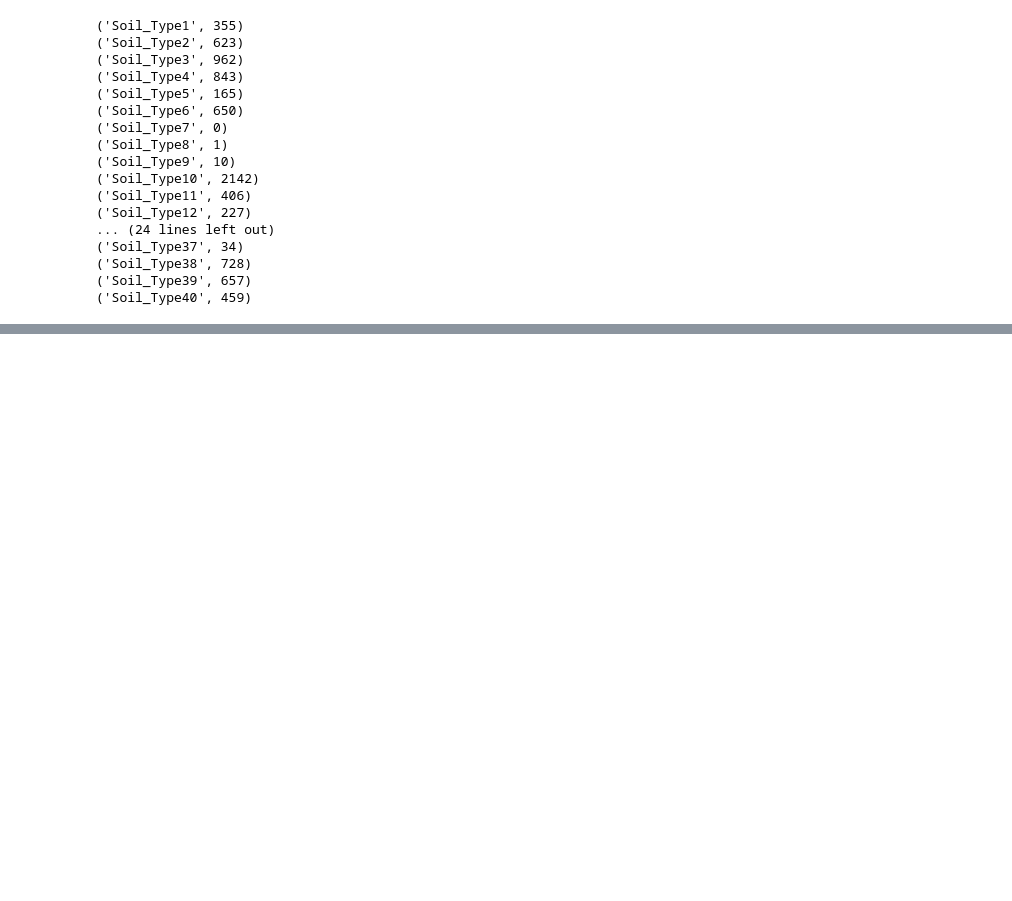
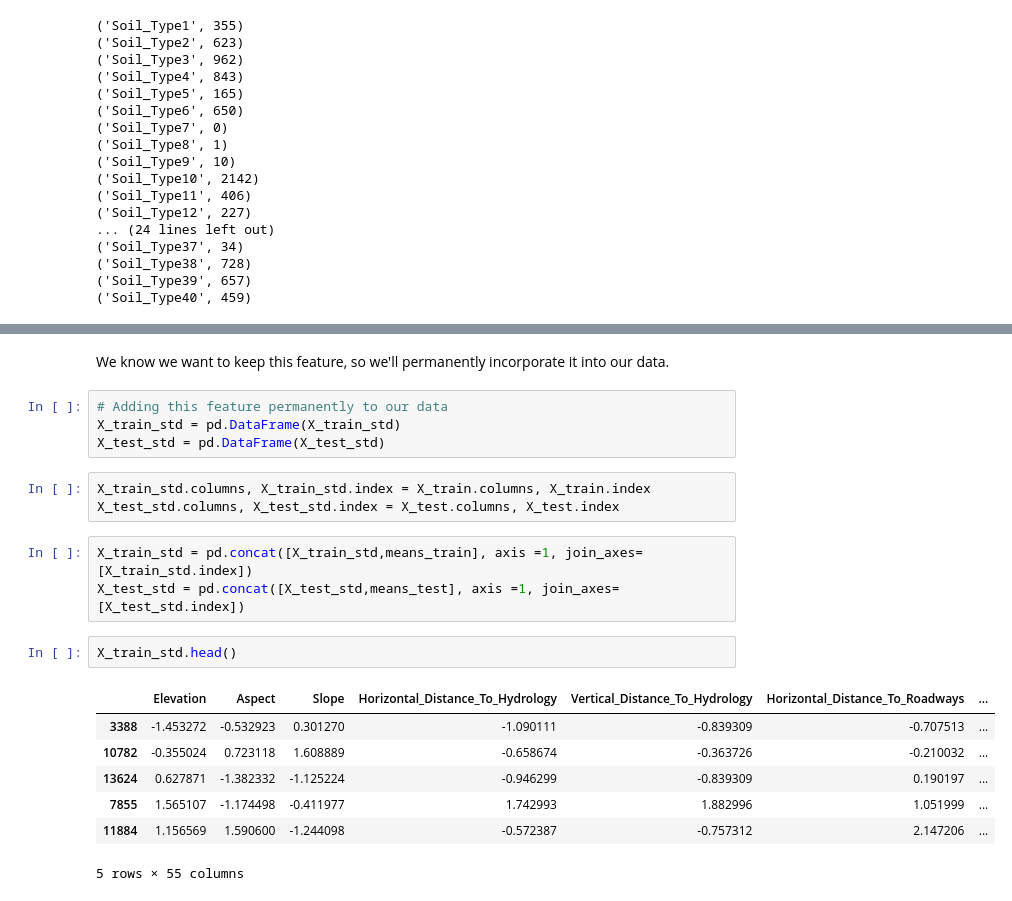
Before and after one commit to chingnaw/W207_Final, a Jupyter notebook: notebooks/Forest_Cover_FINAL.ipynb, the cells around one changed output, grey strips where cells are left out. Saved outputs shown, nothing was run; the diff lists cells and outputs as text; blank space fills up the shorter version.

```diff
--- a/notebooks/Forest_Cover_FINAL.ipynb
+++ b/notebooks/Forest_Cover_FINAL.ipynb
@@ -215,0 +282,22 @@ plt.show()
+# %% [markdown]
+We know we want to keep this feature, so we'll permanently incorporate it into our data.
+# %%
+# Adding this feature permanently to our data
+X_train_std = pd.DataFrame(X_train_std)
+X_test_std = pd.DataFrame(X_test_std)
+# %%
+X_train_std.columns, X_train_std.index = X_train.columns, X_train.index
+X_test_std.columns, X_test_std.index = X_test.columns, X_test.index
+# %%
+X_train_std = pd.concat([X_train_std,means_train], axis =1, join_axes=[X_train_std.index])
+X_test_std = pd.concat([X_test_std,means_test], axis =1, join_axes=[X_test_std.index])
+# %%
+X_train_std.head()
+# %% [output]
+|  | Elevation | Aspect | Slope | Horizontal_Distance_To_Hydrology | Vertical_Distance_To_Hydrology | Horizontal_Distance_To_Roadways | ... |
+| 3388 | -1.453272 | -0.532923 | 0.301270 | -1.090111 | -0.839309 | -0.707513 | ... |
+| 10782 | -0.355024 | 0.723118 | 1.608889 | -0.658674 | -0.363726 | -0.210032 | ... |
+| 13624 | 0.627871 | -1.382332 | -1.125224 | -0.946299 | -0.839309 | 0.190197 | ... |
+| 7855 | 1.565107 | -1.174498 | -0.411977 | 1.742993 | 1.882996 | 1.051999 | ... |
+| 11884 | 1.156569 | 1.590600 | -1.244098 | -0.572387 | -0.757312 | 2.147206 | ... |
+5 rows × 55 columns
```
Also changed, not shown: parts of 18 cells of this notebook.
